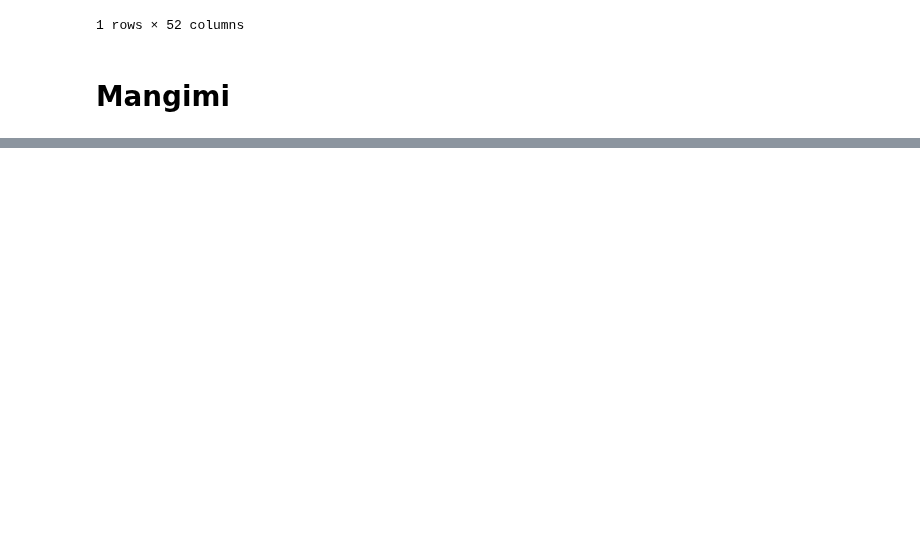
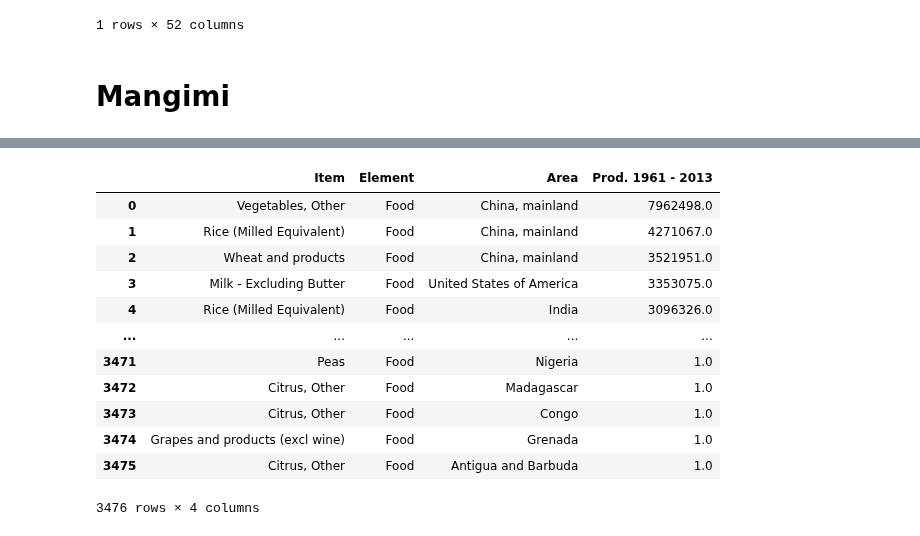
Before and after one commit to monkeymatt0/ProduzioneCibiMangimiImpattoAmbientale, a Jupyter notebook: MatteoVolleroDataVis.ipynb, the cells around one changed output, grey strips where cells are left out. Saved outputs shown, nothing was run; the diff lists cells and outputs as text; code cells hidden in the pictures; blank space fills up the shorter version.

```diff
--- a/MatteoVolleroDataVis.ipynb
+++ b/MatteoVolleroDataVis.ipynb
@@ -391,0 +398,24 @@ Incremento annuo medio della produzione di mangimi = 10.210493529459042
+# %%
+columns_interested = list()
+columns_interested.append("Item")
+columns_interested.append("Element")
+columns_interested.append("Area")
+columns_interested.append("Prod. 1961 - 2013")
+Items = prodotti_tracciati_df[columns_interested]
+Items = Items[Items["Element"] == "Food"]
+Items = Items.sort_values(by=["Prod. 1961 - 2013"], ascending=False).reset_index().drop(columns=["index"]).drop_duplicates().reset_index().drop(columns=["index"])
+Items
+# %% [output]
+|  | Item | Element | Area | Prod. 1961 - 2013 |
+| 0 | Vegetables, Other | Food | China, mainland | 7962498.0 |
+| 1 | Rice (Milled Equivalent) | Food | China, mainland | 4271067.0 |
+| 2 | Wheat and products | Food | China, mainland | 3521951.0 |
+| 3 | Milk - Excluding Butter | Food | United States of America | 3353075.0 |
+| 4 | Rice (Milled Equivalent) | Food | India | 3096326.0 |
+| ... | ... | ... | ... | ... |
+| 3471 | Peas | Food | Nigeria | 1.0 |
+| 3472 | Citrus, Other | Food | Madagascar | 1.0 |
+| 3473 | Citrus, Other | Food | Congo | 1.0 |
+| 3474 | Grapes and products (excl wine) | Food | Grenada | 1.0 |
+| 3475 | Citrus, Other | Food | Antigua and Barbuda | 1.0 |
+3476 rows × 4 columns
```
Also changed, not shown: parts of 6 cells of this notebook, 1 other file.
